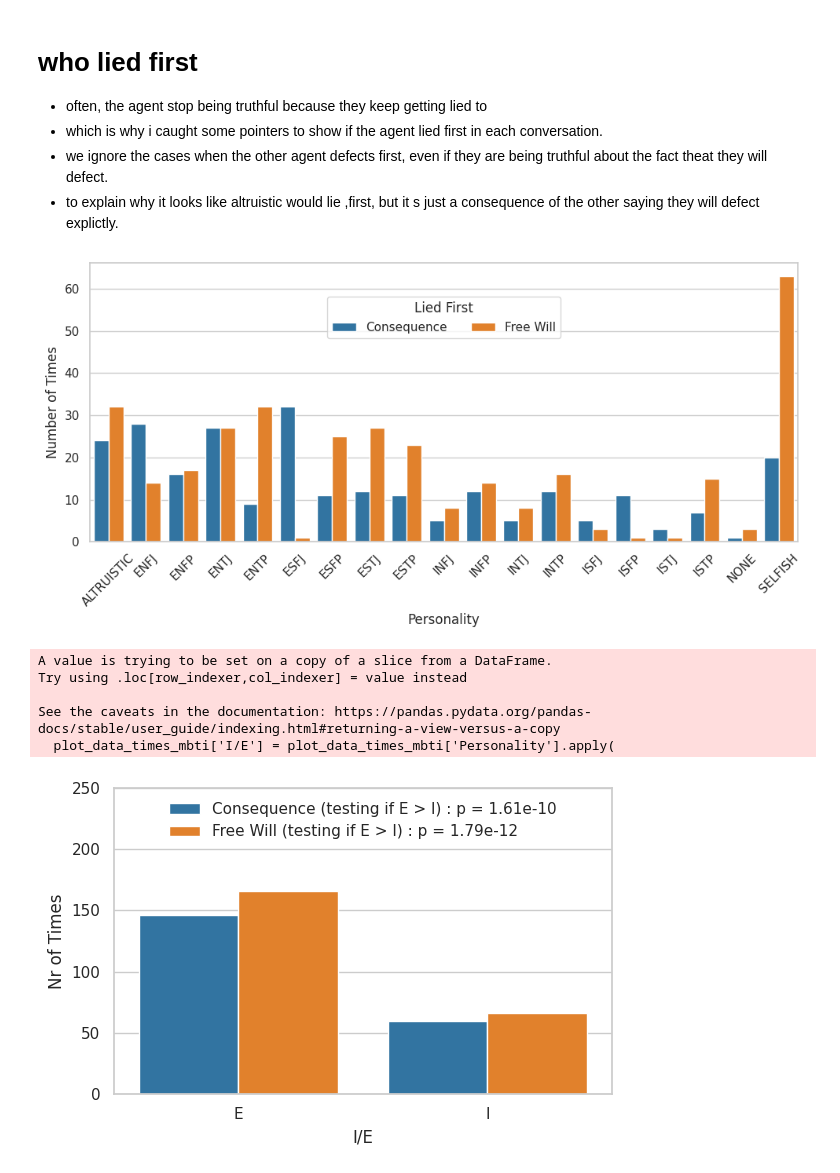
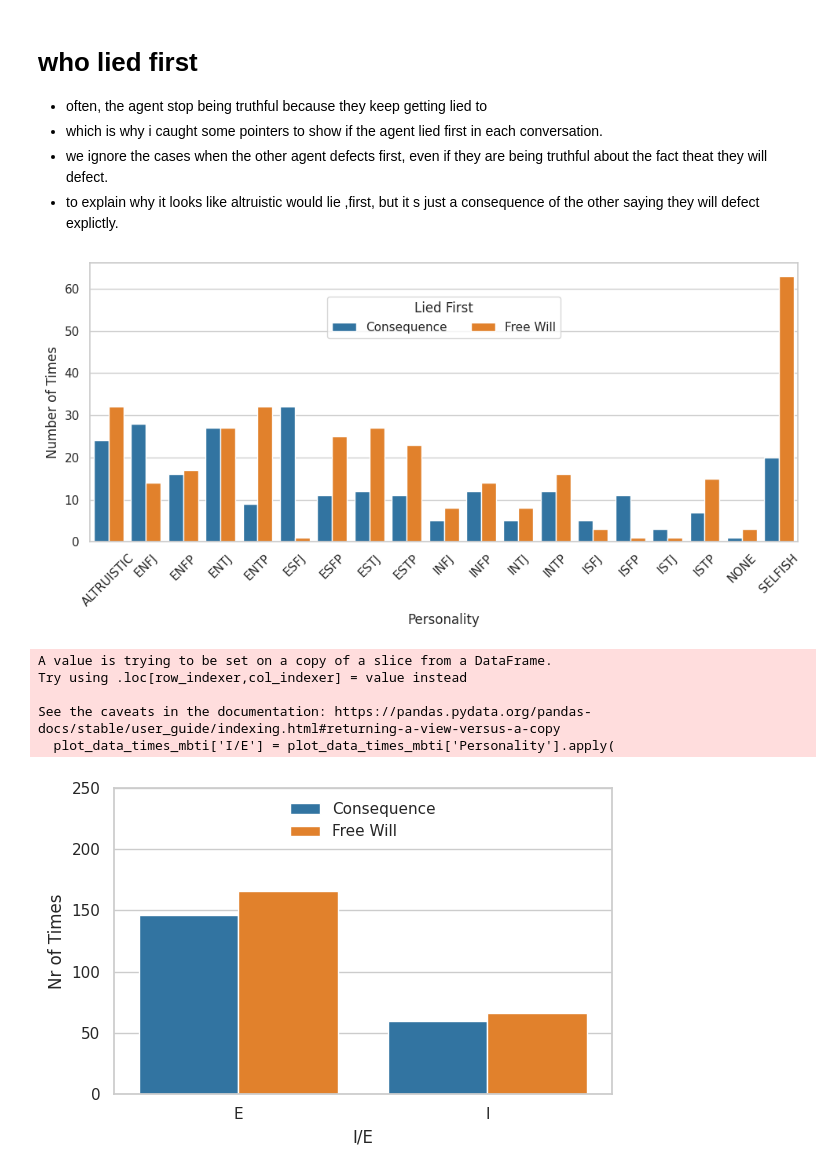
Before and after one commit to mathislindner/Multi-Agent-LLM-Game-Theory, a Jupyter notebook: plot_by_model2.ipynb, the cells around one changed output. Cells and saved outputs as stored; diff of their text form; code cells hidden in the pictures.

Commit message:
updated plots

```diff
--- a/plot_by_model2.ipynb
+++ b/plot_by_model2.ipynb
@@ -36,15 +36,23 @@ df = df[df['model_name_1'].isin(model_names) | df['model_name_2'].isin(model_nam
 #filter out models
 nonmbti = ['NONE', 'ALTRUISTIC', 'SELFISH']
 # Map each personality to its dichotomies
-df['I/E_1'] = df['personality_1'].apply(lambda x: 'I' if x[0] == 'I' else 'E' if x not in nonmbti else None)
-df['N/S_1'] = df['personality_1'].apply(lambda x: 'N' if x[1] == 'N' else 'S' if x not in nonmbti else None)
-df['T/F_1'] = df['personality_1'].apply(lambda x: 'T' if x[2] == 'T' else 'F' if x not in nonmbti else None)
-df['J/P_1'] = df['personality_1'].apply(lambda x: 'J' if x[3] == 'J' else 'P' if x not in nonmbti else None)
+def safe_dichotomy_extraction(x, position, positive_letter, negative_letter):
+    if x in nonmbti:
+        return None
+    else:
+        return positive_letter if x[position] == positive_letter else negative_letter
 
-df['I/E_2'] = df['personality_2'].apply(lambda x: 'I' if x[0] == 'I' else 'E' if x not in nonmbti else None)
-df['N/S_2'] = df['personality_2'].apply(lambda x: 'N' if x[1] == 'N' else 'S' if x not in nonmbti else None)
-df['T/F_2'] = df['personality_2'].apply(lambda x: 'T' if x[2] == 'T' else 'F' if x not in nonmbti else None)
-df['J/P_2'] = df['personality_2'].apply(lambda x: 'J' if x[3] == 'J' else 'P' if x not in nonmbti else None)
+# Correct parsing
+df['I/E_1'] = df['personality_1'].apply(lambda x: safe_dichotomy_extraction(x, 0, 'I', 'E'))
+df['N/S_1'] = df['personality_1'].apply(lambda x: safe_dichotomy_extraction(x, 1, 'N', 'S'))
+df['T/F_1'] = df['personality_1'].apply(lambda x: safe_dichotomy_extraction(x, 2, 'T', 'F'))
+df['J/P_1'] = df['personality_1'].apply(lambda x: safe_dichotomy_extraction(x, 3, 'J', 'P'))
+
+df['I/E_2'] = df['personality_2'].apply(lambda x: safe_dichotomy_extraction(x, 0, 'I', 'E'))
+df['N/S_2'] = df['personality_2'].apply(lambda x: safe_dichotomy_extraction(x, 1, 'N', 'S'))
+df['T/F_2'] = df['personality_2'].apply(lambda x: safe_dichotomy_extraction(x, 2, 'T', 'F'))
+df['J/P_2'] = df['personality_2'].apply(lambda x: safe_dichotomy_extraction(x, 3, 'J', 'P'))
+
 
 df['agent_1_cumulative_scores'] = df['agent_1_scores'].apply(lambda x: [0] + list(pd.Series(x).cumsum()))
 df['agent_2_cumulative_scores'] = df['agent_2_scores'].apply(lambda x: [0] + list(pd.Series(x).cumsum()))
@@ -567,38 +575,32 @@ except Exception as e:
 # Plot
 sns.set(style="whitegrid")
 plt.figure(figsize=(6, 4))
 plt.ylim(0, 250)
 
 # Create the barplot
 bar = sns.barplot(
     data=plot_data_times_IE.melt(id_vars="I/E", var_name="Type", value_name="Count"),
     x="I/E", y="Count", hue="Type", palette=['#1f77b4', '#ff7f0e']
 )
 
 #plt.title('Nr of Times Each Personality Lied First (Consequence of Defection Threat vs Free Will) by I/E')
 
 # Get the handles and labels from the current legend
 handles, _ = bar.get_legend_handles_labels()
 
-# Create custom labels with p-values and explanation
-custom_labels = [
-    f"Consequence (testing if E > I) : {p_con_text}",
-    f"Free Will (testing if E > I) : {p_fw_text}"
-]
-
 # Replace legend with updated labels
-plt.legend(handles=handles, labels=custom_labels, title='', loc='upper center', frameon=False)
+plt.legend(handles=handles, title='', loc='upper center', frameon=False)
 
 plt.xlabel('I/E')
 plt.ylabel('Nr of Times')
 plt.tight_layout()
 plt.savefig(os.path.join(plots_dir, 'lied_first_by_IE.png'), bbox_inches='tight')
 plt.show()
 # %% [output]
 [figure]
 A value is trying to be set on a copy of a slice from a DataFrame.
 Try using .loc[row_indexer,col_indexer] = value instead
 
 See the caveats in the documentation: https://pandas.pydata.org/pandas-docs/stable/user_guide/indexing.html#returning-a-view-versus-a-copy
   plot_data_times_mbti['I/E'] = plot_data_times_mbti['Personality'].apply(
-[figure, old version]
+[figure, new version]
```
Also changed, not shown: parts of 1 cell of this notebook, 2 other files.
